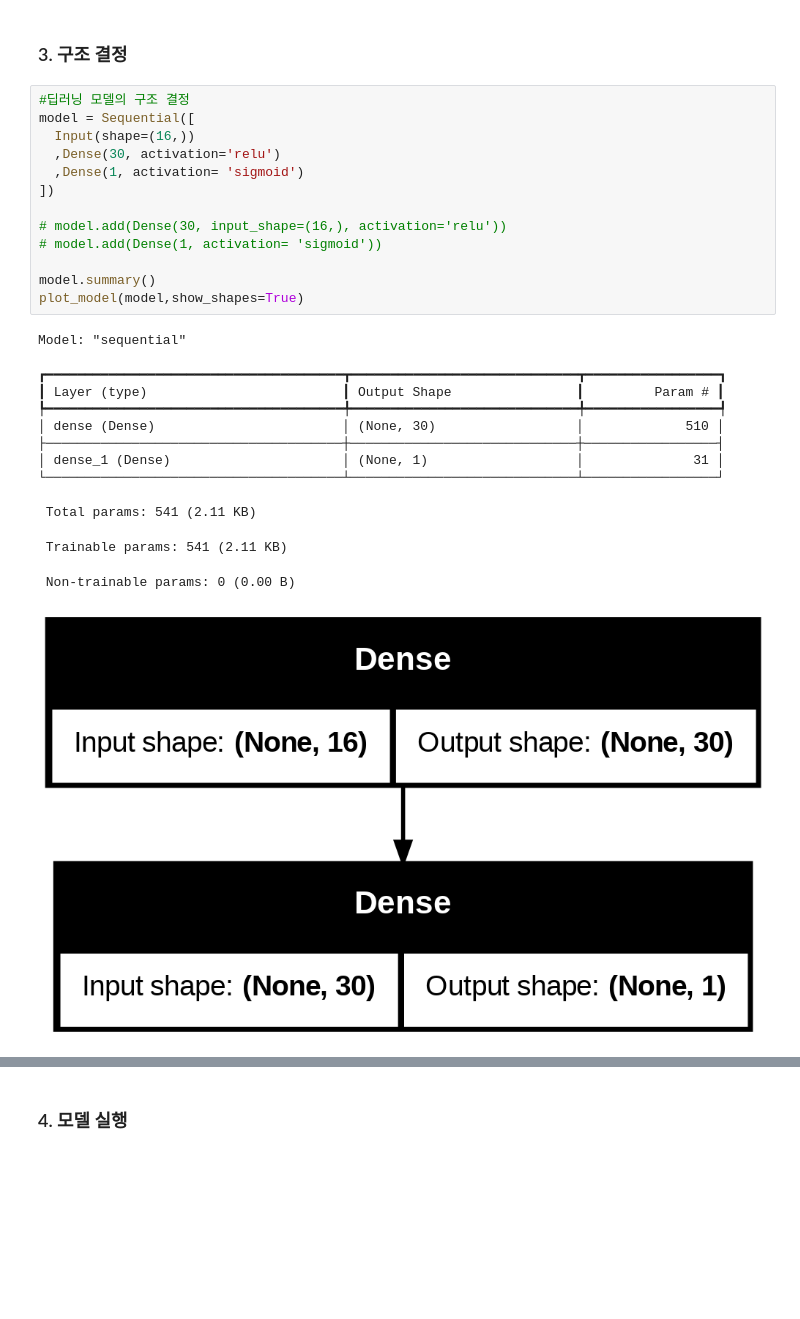
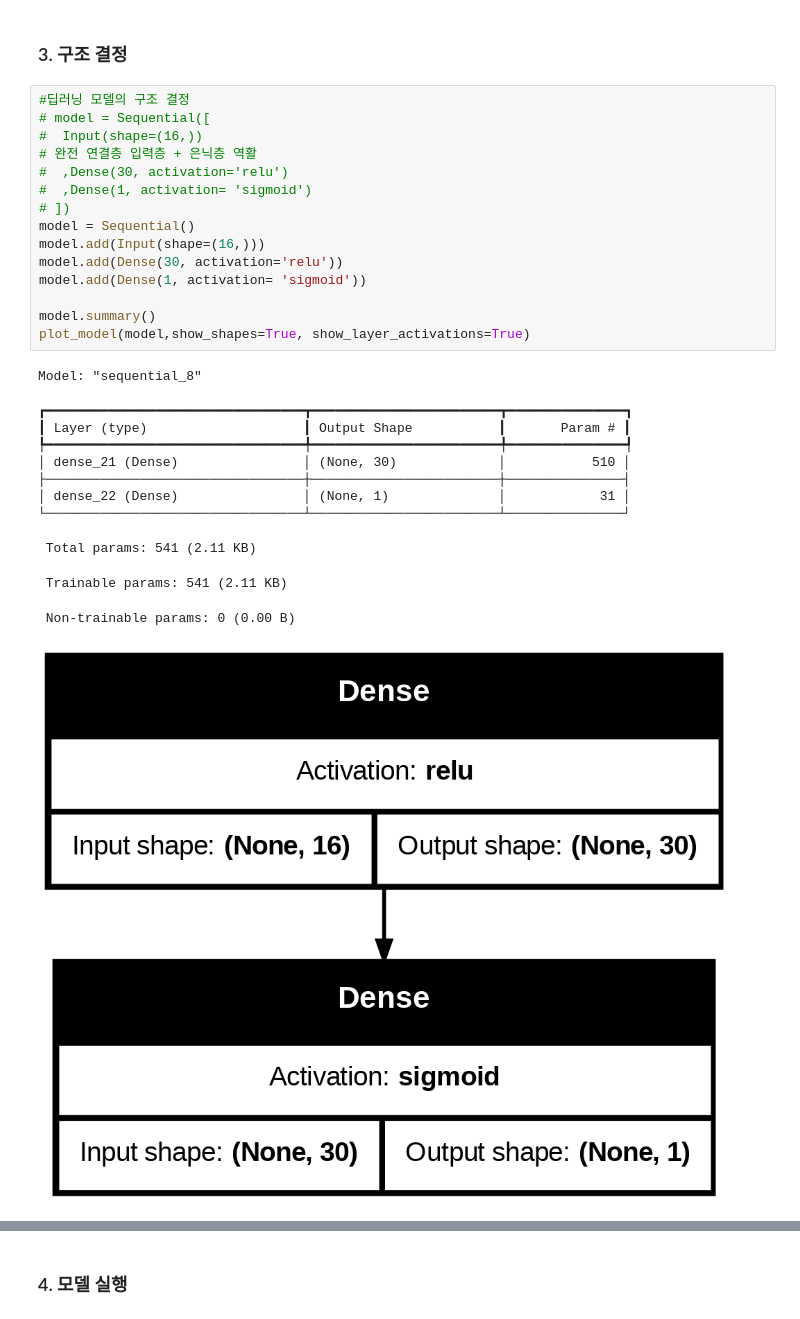
Before and after one commit to MoriartyKang/DL, a Jupyter notebook: easy_deep_learning_principle.ipynb, the cells around one changed output, grey strips where cells are left out. Cells and saved outputs as stored; diff of their text form; blank space fills up the shorter version.

```diff
--- a/easy_deep_learning_principle.ipynb
+++ b/easy_deep_learning_principle.ipynb
@@ -32,27 +55,29 @@ Resolving deltas: 100% (9/9), done.
 ### 3. 구조 결정
 # %%
 #딥러닝 모델의 구조 결정
-model = Sequential([
-  Input(shape=(16,))
-  ,Dense(30, activation='relu')
-  ,Dense(1, activation= 'sigmoid')
-])
-
-# model.add(Dense(30, input_shape=(16,), activation='relu'))
-# model.add(Dense(1, activation= 'sigmoid'))
+# model = Sequential([
+#  Input(shape=(16,))
+# 완전 연결층 입력층 + 은닉층 역활
+#  ,Dense(30, activation='relu')
+#  ,Dense(1, activation= 'sigmoid')
+# ])
+model = Sequential()
+model.add(Input(shape=(16,)))
+model.add(Dense(30, activation='relu'))
+model.add(Dense(1, activation= 'sigmoid'))
 
 model.summary()
-plot_model(model,show_shapes=True)
+plot_model(model,show_shapes=True, show_layer_activations=True)
 # %% [output]
-Model: "sequential"
+Model: "sequential_8"
-┏━━━━━━━━━━━━━━━━━━━━━━━━━━━━━━━━━━━━━━┳━━━━━━━━━━━━━━━━━━━━━━━━━━━━━┳━━━━━━━━━━━━━━━━━┓
-┃ Layer (type)                         ┃ Output Shape                ┃         Param # ┃
-┡━━━━━━━━━━━━━━━━━━━━━━━━━━━━━━━━━━━━━━╇━━━━━━━━━━━━━━━━━━━━━━━━━━━━━╇━━━━━━━━━━━━━━━━━┩
-│ dense (Dense)                        │ (None, 30)                  │             510 │
-├──────────────────────────────────────┼─────────────────────────────┼─────────────────┤
-│ dense_1 (Dense)                      │ (None, 1)                   │              31 │
-└──────────────────────────────────────┴─────────────────────────────┴─────────────────┘
+┏━━━━━━━━━━━━━━━━━━━━━━━━━━━━━━━━━┳━━━━━━━━━━━━━━━━━━━━━━━━┳━━━━━━━━━━━━━━━┓
+┃ Layer (type)                    ┃ Output Shape           ┃       Param # ┃
+┡━━━━━━━━━━━━━━━━━━━━━━━━━━━━━━━━━╇━━━━━━━━━━━━━━━━━━━━━━━━╇━━━━━━━━━━━━━━━┩
+│ dense_21 (Dense)                │ (None, 30)             │           510 │
+├─────────────────────────────────┼────────────────────────┼───────────────┤
+│ dense_22 (Dense)                │ (None, 1)              │            31 │
+└─────────────────────────────────┴────────────────────────┴───────────────┘
  Total params: 541 (2.11 KB)
  Trainable params: 541 (2.11 KB)
  Non-trainable params: 0 (0.00 B)
-[figure, old version]
+[figure, new version]
```
Also changed, not shown: parts of 10 cells of this notebook.
